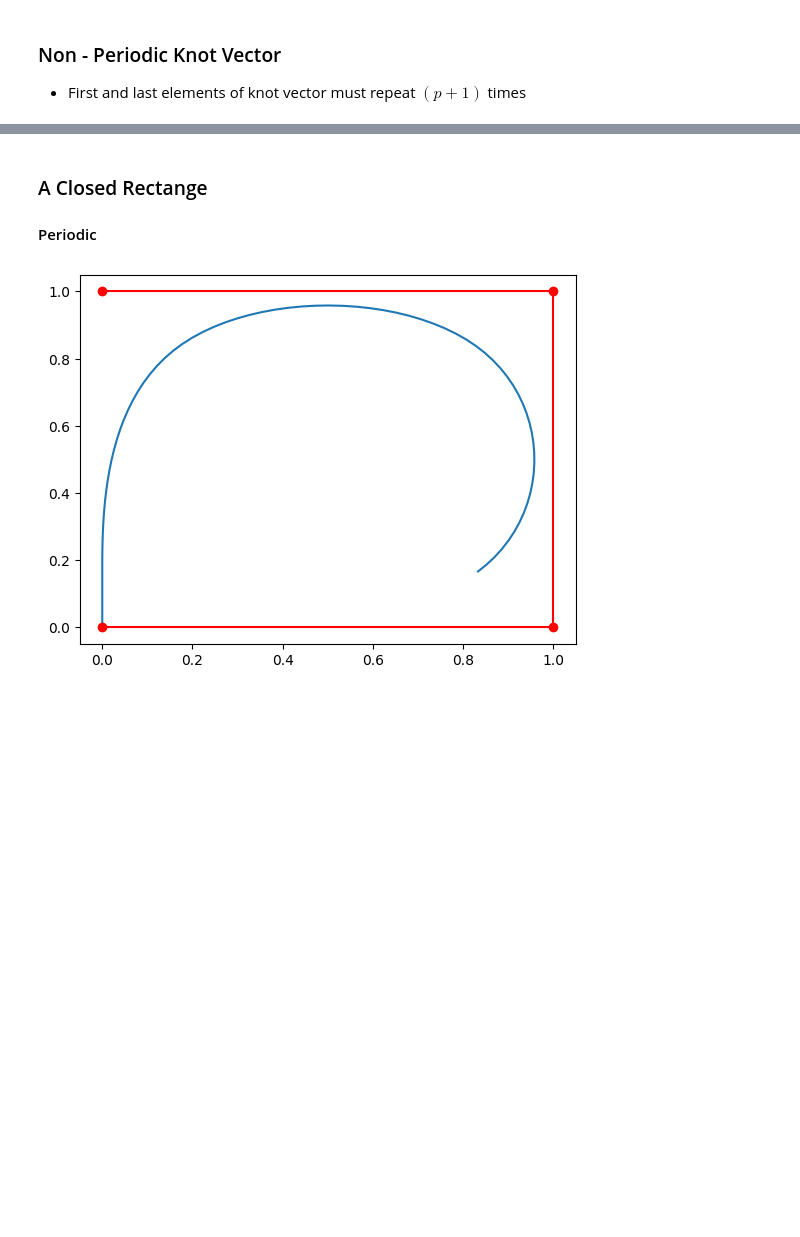
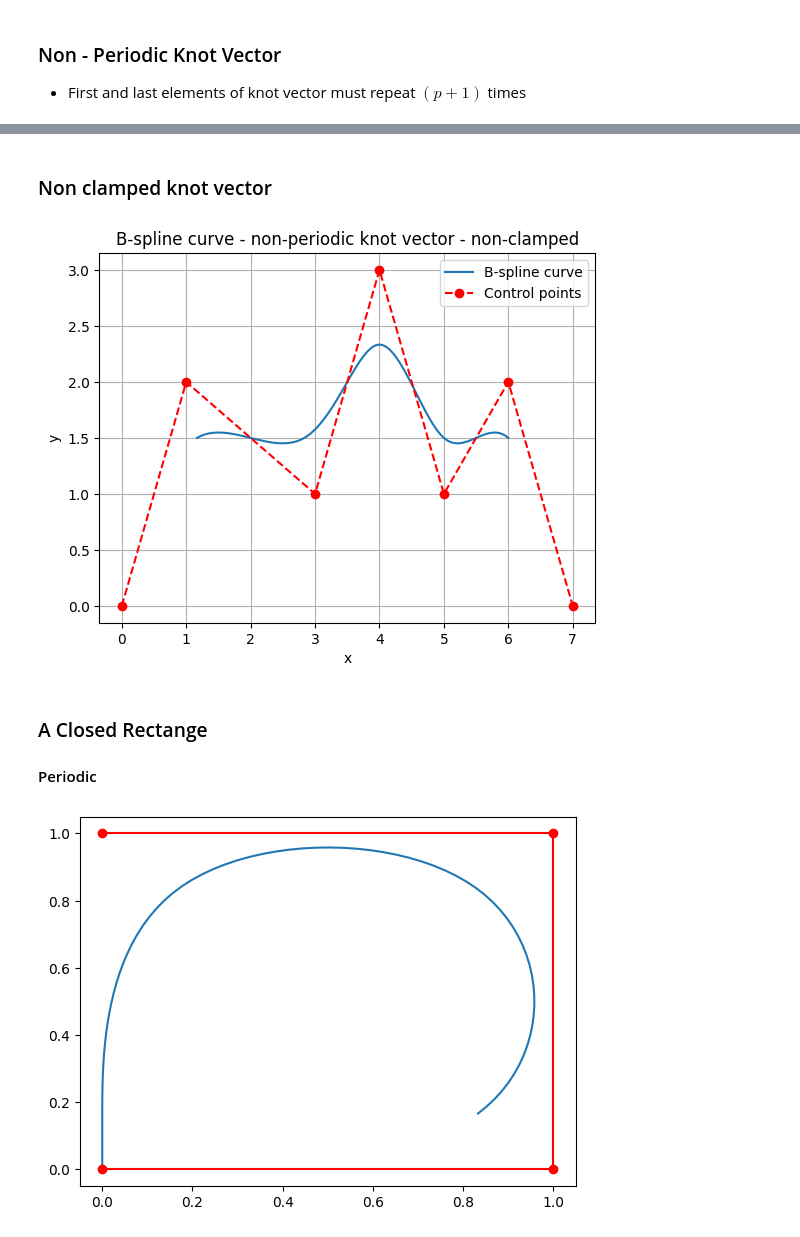
Before and after one commit to Nuwantha005/Beizer-Curves-trbogen, a Jupyter notebook: B_Splines.ipynb, the cells around one changed output, grey strips where cells are left out. Drawn from its saved outputs; the diff is of its cells as text; code cells hidden in the pictures; blank space fills up the shorter version.

```diff
--- a/B_Splines.ipynb
+++ b/B_Splines.ipynb
@@ -72,3 +81,28 @@ plt.show()
+# %% [markdown]
+### Non clamped knot vector
+# %%
+# Control points
+C = np.array([[0,0], [1,2], [3,1], [4,3], [5,1], [6,2], [7,0]])
+
+# Knot vector for non-periodic non -clamped B-spline
+T = [n for n in range(11)]
+p = 3
+# Plot B-spline curve
+t = np.linspace(T[p], T[-p - 1], 100)
+x = [S(i, 3, T, C[:,0]) for i in t]
+y = [S(i, 3, T, C[:,1]) for i in t]
+
+plt.plot(x, y)
+# Plot control points with connecting lines
+plt.plot(C[:,0], C[:,1], 'ro--')
+plt.grid(True)
+plt.title('B-spline curve - non-periodic knot vector - non-clamped')
+plt.xlabel('x')
+plt.ylabel('y')
+plt.legend(['B-spline curve', 'Control points'])
+plt.show()
+# %% [output]
+[figure, added]
 # %% [markdown]
 ### A Closed Rectange
 
```
Also changed, not shown: parts of 2 cells of this notebook, 3 other files.
